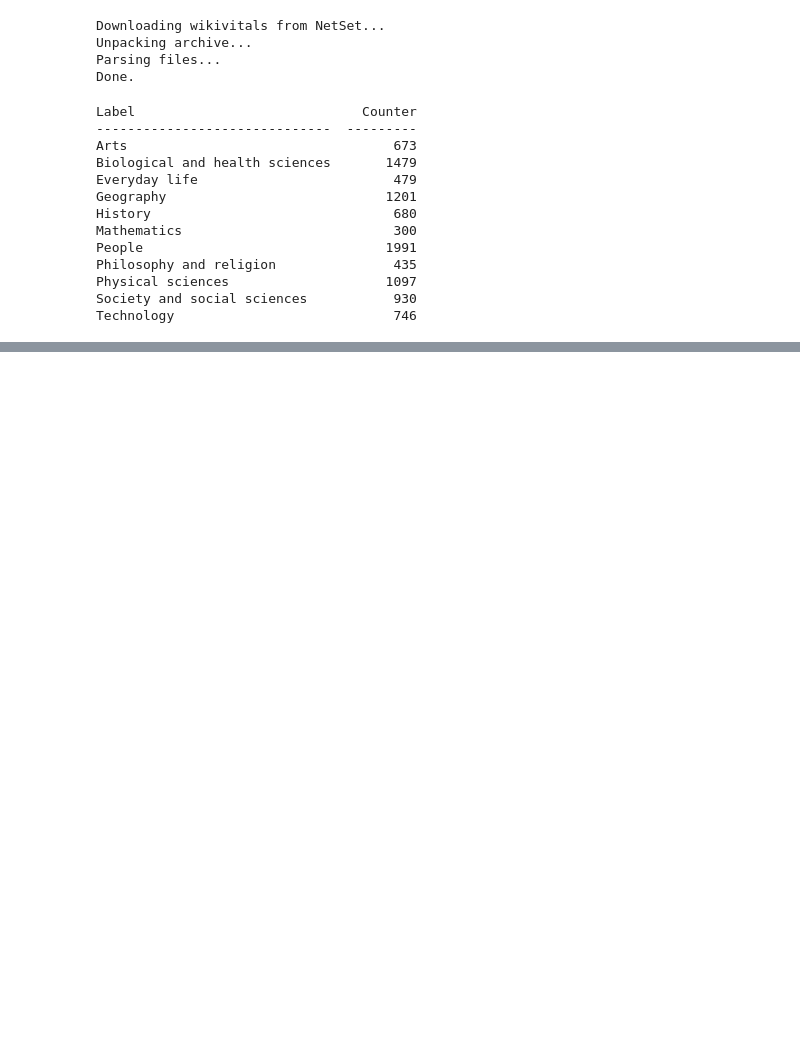
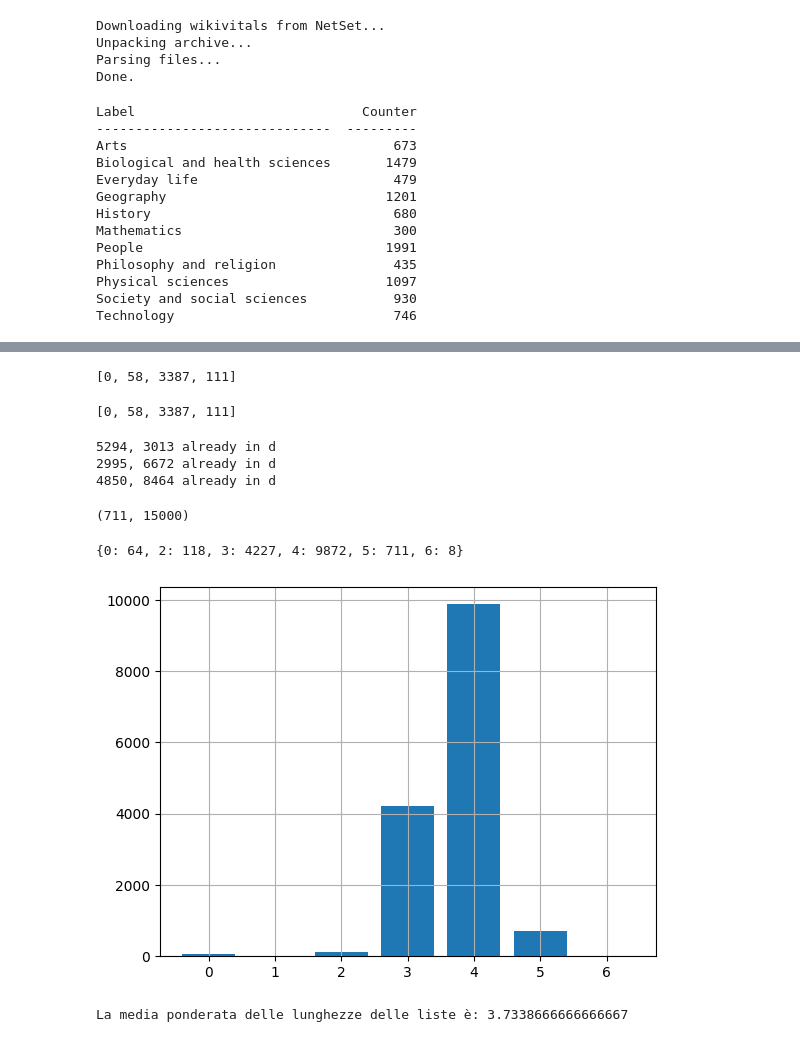
Before and after one commit to LM1997610/Social_Networks, a Jupyter notebook: Project/Untitled30.ipynb, the cells around one changed output, grey strips where cells are left out. Cells and saved outputs as stored; diff of their text form; code cells hidden in the pictures; blank space fills up the shorter version.

```diff
--- a/Project/Untitled30.ipynb
+++ b/Project/Untitled30.ipynb
@@ -141,0 +202,61 @@ plt.show()
+# %%
+nx.dijkstra_path(G, 0, 111)
+# %% [output]
+[0, 58, 3387, 111]
+# %%
+shortest_path = dijkstra_shortest_path(G, 0, 111)
+shortest_path
+# %% [output]
+[0, 58, 3387, 111]
+# %%
+iterations = 15000
+
+d = {}
+
+for i in tqdm(range(iterations)):
+
+  node1, node2 = random.sample(list(G.nodes()), 2)
+
+  # while node1 in death_ends or node2 in orphan_nodes:
+    #  node1, node2 = random.sample(list(G.nodes()), 2)
+
+  while (node1, node2) in d:
+    node1, node2 = random.sample(list(G.nodes()), 2)
+    print(f'{node1}, {node2} already in d')
+
+  shortest_path = dijkstra_shortest_path(G, node1, node2 )
+
+  d[(node1, node2)] = shortest_path
+
+with open('dictionary_data.pickle', 'wb') as f:
+    pickle.dump(d, f)
+# %% [output]
+5294, 3013 already in d
+2995, 6672 already in d
+4850, 8464 already in d
+# %%
+len([(x,v) for x,v in d.items() if len(v) == 5]), len(d)
+# %% [output]
+(711, 15000)
+# %%
+counter = dict(Counter(len(v) for v in d.values()))
+sorted_counter = dict(sorted(counter.items()))
+sorted_counter
+# %% [output]
+{0: 64, 2: 118, 3: 4227, 4: 9872, 5: 711, 6: 8}
+# %%
+plt.bar(list(sorted_counter.keys()), list(sorted_counter.values()) )
+plt.grid()
+plt.show()
+# %% [output]
+[figure, added]
+# %%
+total_keys = sum(sorted_counter.values())
+
+weighted_sum = sum(length * count for length, count in sorted_counter.items())
+
+weighted_average = weighted_sum / total_keys
+
+print(f"La media ponderata delle lunghezze delle liste è: {weighted_average}")
+# %% [output]
+La media ponderata delle lunghezze delle liste è: 3.7338666666666667
```
Also changed, not shown: parts of 11 cells of this notebook.
